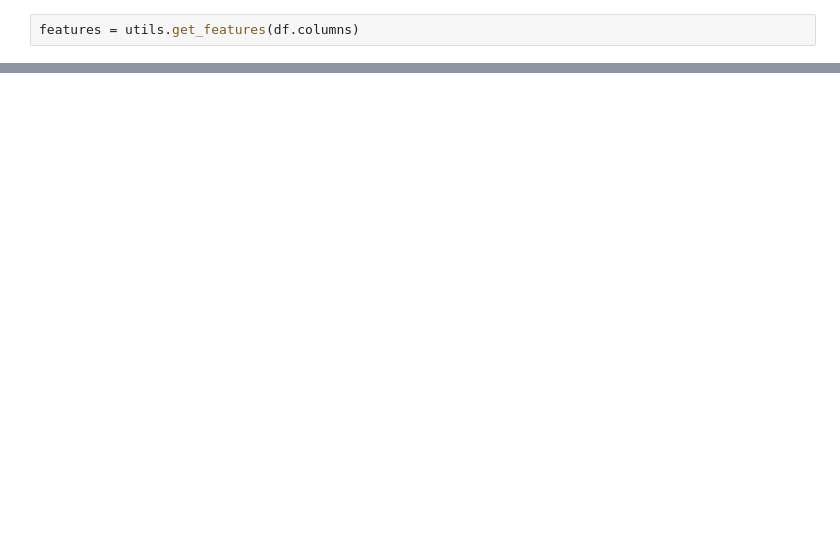
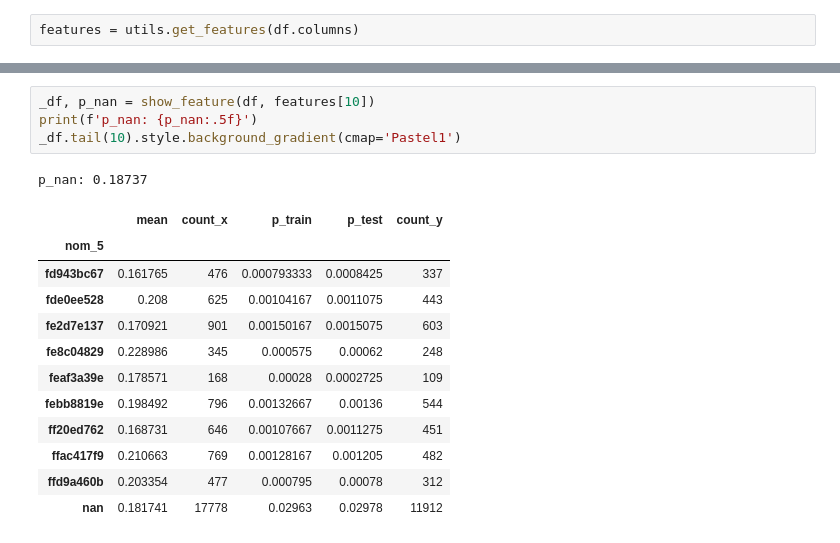
Before and after one commit to viktorsapozhok/cafeen, a Jupyter notebook: notebooks/6_imputer.ipynb, the cells around one changed output, grey strips where cells are left out. Cells and saved outputs as stored; diff of their text form; blank space fills up the shorter version.

```diff
--- a/notebooks/6_imputer.ipynb
+++ b/notebooks/6_imputer.ipynb
@@ -59,0 +58,18 @@ Name: month, dtype: float64
+# %%
+_df, p_nan = show_feature(df, features[10])
+print(f'p_nan: {p_nan:.5f}')
+_df.tail(10).style.background_gradient(cmap='Pastel1')
+# %% [output]
+p_nan: 0.18737
+|  | mean | count_x | p_train | p_test | count_y |
+| nom_5 |  |  |  |  |  |
+| fd943bc67 | 0.161765 | 476 | 0.000793333 | 0.0008425 | 337 |
+| fde0ee528 | 0.208 | 625 | 0.00104167 | 0.0011075 | 443 |
+| fe2d7e137 | 0.170921 | 901 | 0.00150167 | 0.0015075 | 603 |
+| fe8c04829 | 0.228986 | 345 | 0.000575 | 0.00062 | 248 |
+| feaf3a39e | 0.178571 | 168 | 0.00028 | 0.0002725 | 109 |
+| febb8819e | 0.198492 | 796 | 0.00132667 | 0.00136 | 544 |
+| ff20ed762 | 0.168731 | 646 | 0.00107667 | 0.0011275 | 451 |
+| ffac417f9 | 0.210663 | 769 | 0.00128167 | 0.001205 | 482 |
+| ffd9a460b | 0.203354 | 477 | 0.000795 | 0.00078 | 312 |
+| nan | 0.181741 | 17778 | 0.02963 | 0.02978 | 11912 |
```
Also changed, not shown: parts of 16 cells of this notebook, 4 other files.
